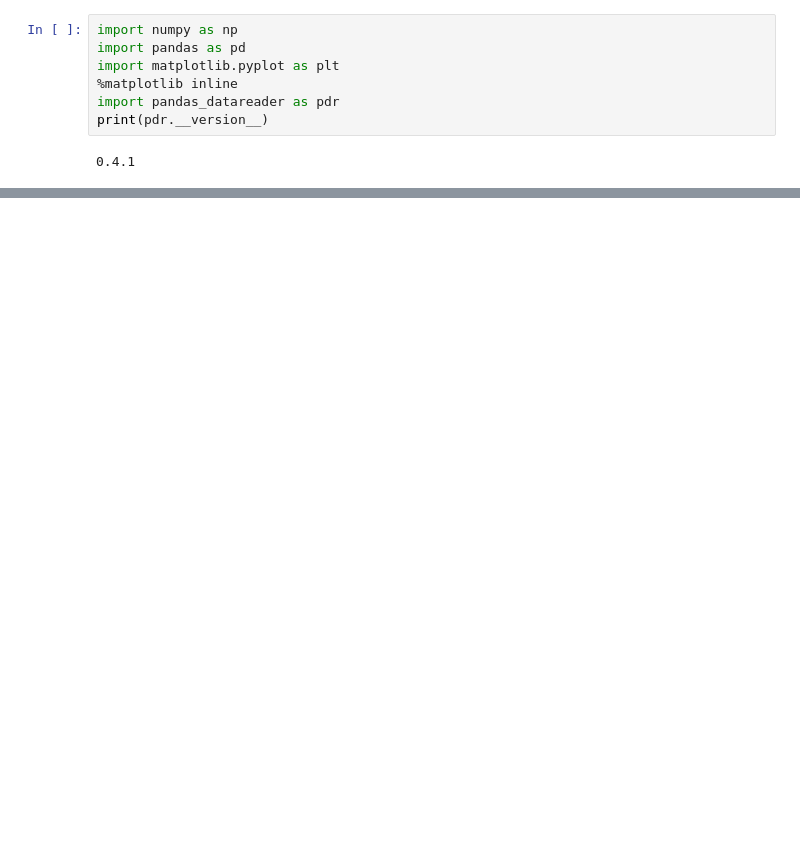
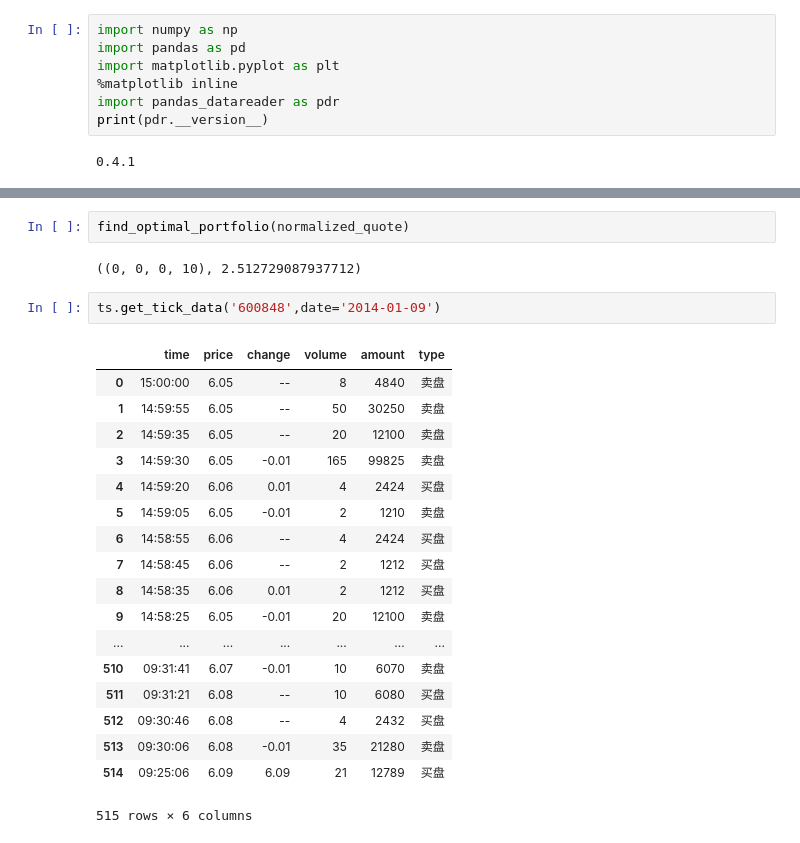
Before and after one commit to chrischen3121/notes, a Jupyter notebook: finance/cal_portfolio.ipynb, the cells around one changed output, grey strips where cells are left out. Cells and saved outputs as stored; diff of their text form; blank space fills up the shorter version.

```diff
--- a/finance/cal_portfolio.ipynb
+++ b/finance/cal_portfolio.ipynb
@@ -50,0 +106,25 @@ quotes.pct_change().plot(kind="scatter", x="GOOG", y="XOM")
+# %%
+find_optimal_portfolio(normalized_quote)
+# %% [output]
+((0, 0, 0, 10), 2.512729087937712)
+# %%
+ts.get_tick_data('600848',date='2014-01-09')
+# %% [output]
+|  | time | price | change | volume | amount | type |
+| 0 | 15:00:00 | 6.05 | -- | 8 | 4840 | 卖盘 |
+| 1 | 14:59:55 | 6.05 | -- | 50 | 30250 | 卖盘 |
+| 2 | 14:59:35 | 6.05 | -- | 20 | 12100 | 卖盘 |
+| 3 | 14:59:30 | 6.05 | -0.01 | 165 | 99825 | 卖盘 |
+| 4 | 14:59:20 | 6.06 | 0.01 | 4 | 2424 | 买盘 |
+| 5 | 14:59:05 | 6.05 | -0.01 | 2 | 1210 | 卖盘 |
+| 6 | 14:58:55 | 6.06 | -- | 4 | 2424 | 买盘 |
+| 7 | 14:58:45 | 6.06 | -- | 2 | 1212 | 买盘 |
+| 8 | 14:58:35 | 6.06 | 0.01 | 2 | 1212 | 买盘 |
+| 9 | 14:58:25 | 6.05 | -0.01 | 20 | 12100 | 卖盘 |
+| ... | ... | ... | ... | ... | ... | ... |
+| 510 | 09:31:41 | 6.07 | -0.01 | 10 | 6070 | 卖盘 |
+| 511 | 09:31:21 | 6.08 | -- | 10 | 6080 | 买盘 |
+| 512 | 09:30:46 | 6.08 | -- | 4 | 2432 | 买盘 |
+| 513 | 09:30:06 | 6.08 | -0.01 | 35 | 21280 | 卖盘 |
+| 514 | 09:25:06 | 6.09 | 6.09 | 21 | 12789 | 买盘 |
+515 rows × 6 columns
```
Also changed, not shown: parts of 12 cells of this notebook.
